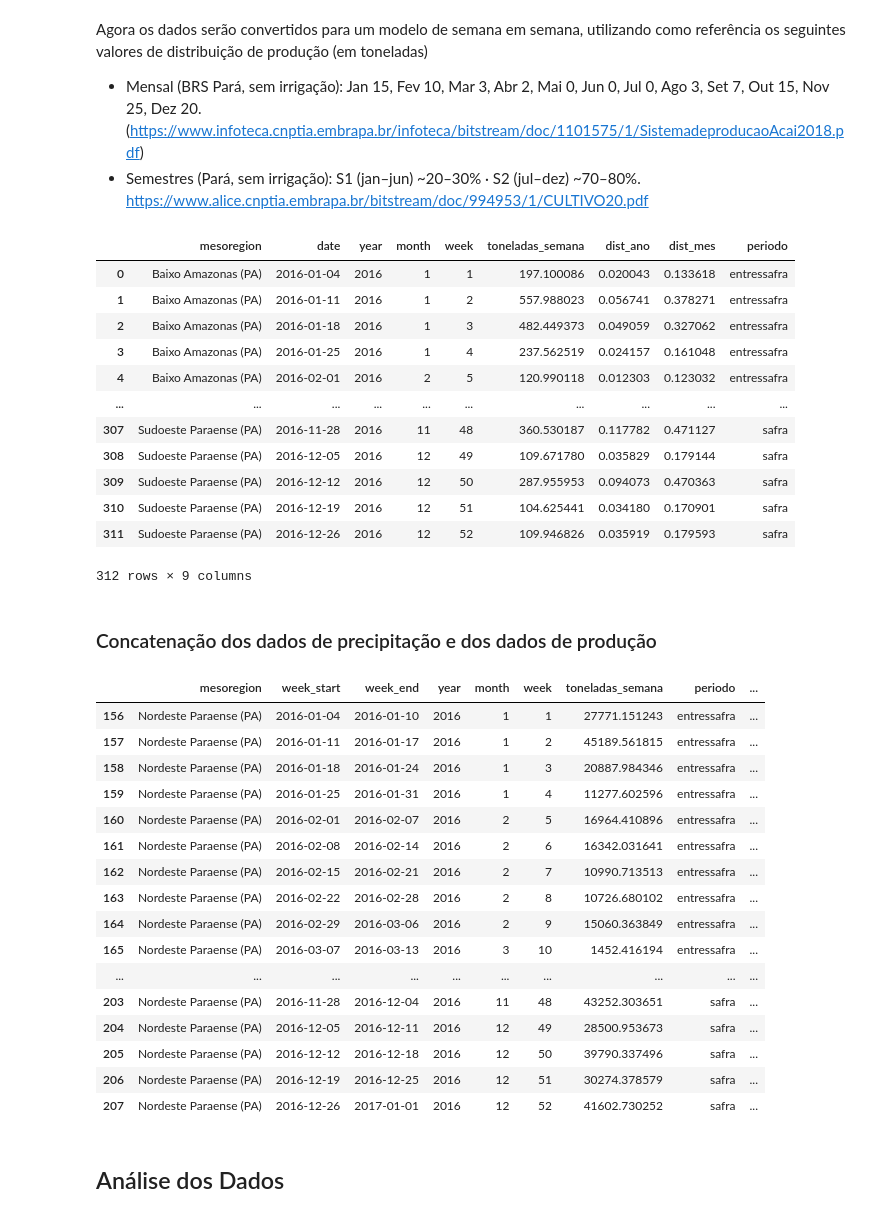
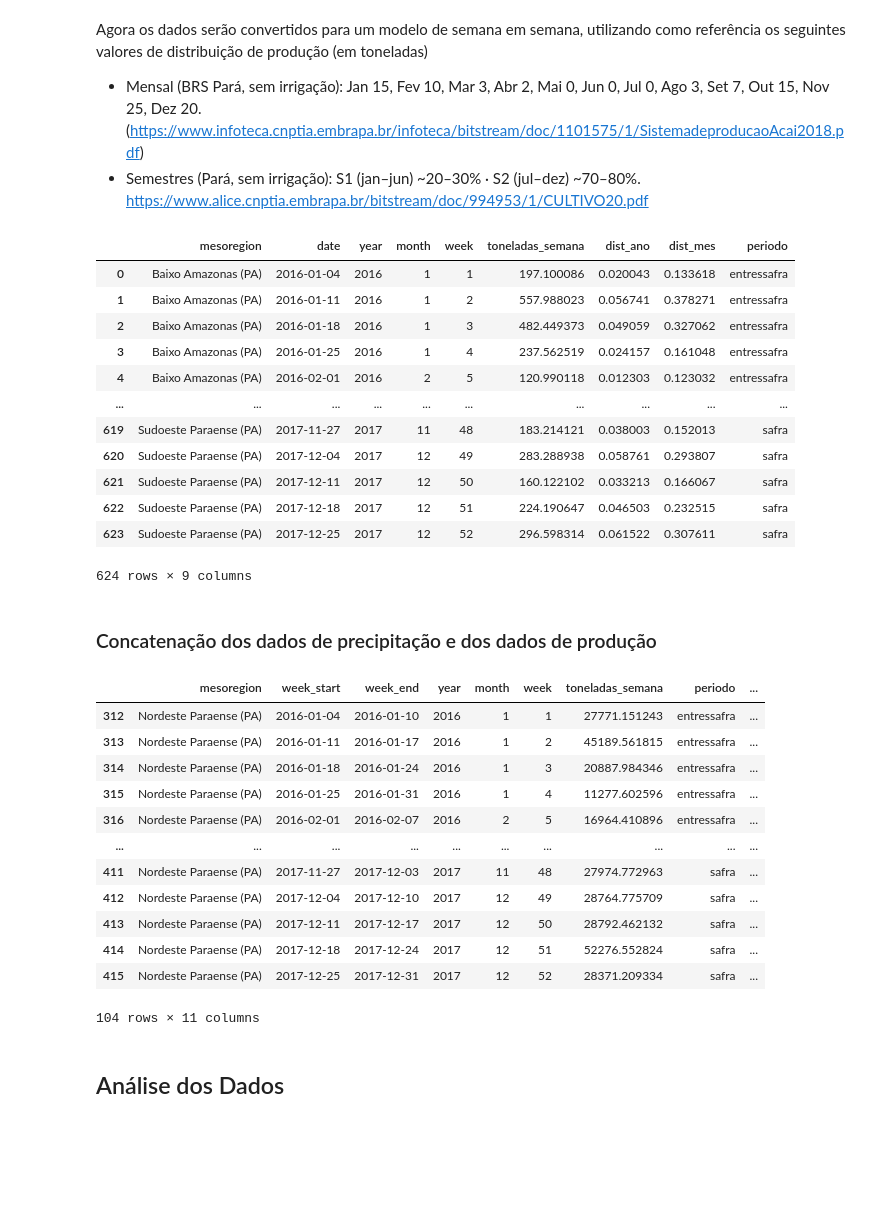
Before and after one commit to linknasubi/acai-predict, a Jupyter notebook: Acai_Predict.ipynb, the cells around one changed output. Saved outputs shown, nothing was run; the diff lists cells and outputs as text; code cells hidden in the pictures; blank space fills up the shorter version.

```diff
--- a/Acai_Predict.ipynb
+++ b/Acai_Predict.ipynb
@@ -697,11 +770,7 @@ def generate_weekly_series_meso(df_meso: pd.DataFrame, seed: int = 42) -> pd.Dat
     return pd.DataFrame(rows).sort_values(['mesoregion','year','date']).reset_index(drop=True)
 
 
-df_meso_annual = pd.DataFrame({
-     'mesoregion': ['Baixo Amazonas (PA)','Marajó (PA)','Metropolitana de Belém (PA)','Nordeste Paraense (PA)','Sudoeste Paraense (PA)','Sudeste Paraense (PA)'],
-     'ano': [2016]*6,
-     'toneladas': [9834, 152465, 158930, 700842, 3061, 55480] })
-weekly_series_meso = generate_weekly_series_meso(df_meso_annual, seed=123)
+weekly_series_meso = generate_weekly_series_meso(training_data_df, seed=123)
 weekly_series_meso
 # %% [output]
 |  | mesoregion | date | year | month | week | toneladas_semana | dist_ano | dist_mes | periodo |
@@ -711,67 +780,62 @@ weekly_series_meso
 | 3 | Baixo Amazonas (PA) | 2016-01-25 | 2016 | 1 | 4 | 237.562519 | 0.024157 | 0.161048 | entressafra |
 | 4 | Baixo Amazonas (PA) | 2016-02-01 | 2016 | 2 | 5 | 120.990118 | 0.012303 | 0.123032 | entressafra |
 | ... | ... | ... | ... | ... | ... | ... | ... | ... | ... |
-| 307 | Sudoeste Paraense (PA) | 2016-11-28 | 2016 | 11 | 48 | 360.530187 | 0.117782 | 0.471127 | safra |
-| 308 | Sudoeste Paraense (PA) | 2016-12-05 | 2016 | 12 | 49 | 109.671780 | 0.035829 | 0.179144 | safra |
-| 309 | Sudoeste Paraense (PA) | 2016-12-12 | 2016 | 12 | 50 | 287.955953 | 0.094073 | 0.470363 | safra |
-| 310 | Sudoeste Paraense (PA) | 2016-12-19 | 2016 | 12 | 51 | 104.625441 | 0.034180 | 0.170901 | safra |
-| 311 | Sudoeste Paraense (PA) | 2016-12-26 | 2016 | 12 | 52 | 109.946826 | 0.035919 | 0.179593 | safra |
+| 619 | Sudoeste Paraense (PA) | 2017-11-27 | 2017 | 11 | 48 | 183.214121 | 0.038003 | 0.152013 | safra |
+| 620 | Sudoeste Paraense (PA) | 2017-12-04 | 2017 | 12 | 49 | 283.288938 | 0.058761 | 0.293807 | safra |
+| 621 | Sudoeste Paraense (PA) | 2017-12-11 | 2017 | 12 | 50 | 160.122102 | 0.033213 | 0.166067 | safra |
+| 622 | Sudoeste Paraense (PA) | 2017-12-18 | 2017 | 12 | 51 | 224.190647 | 0.046503 | 0.232515 | safra |
+| 623 | Sudoeste Paraense (PA) | 2017-12-25 | 2017 | 12 | 52 | 296.598314 | 0.061522 | 0.307611 | safra |
-312 rows × 9 columns
+624 rows × 9 columns
 # %% [markdown]
 ### Concatenação dos dados de precipitação e dos dados de produção
 # %%
 
 # 1) chave semanal = segunda-feira (week_start)
 df_meso_weekly['week_start'] = pd.to_datetime(df_meso_weekly['week_start'])
 df_meso_weekly['mesoregion'] = df_meso_weekly['mesoregion'].astype(str).str.strip()
 
 weekly_series_meso['date'] = pd.to_datetime(weekly_series_meso['date'])
 weekly_series_meso['mesoregion'] = weekly_series_meso['mesoregion'].astype(str).str.strip()
-wk_2016 = weekly_series_meso[weekly_series_meso['year'] == 2016].copy()
-wk_2016 = wk_2016.rename(columns={'date':'week_start'})
+wk = weekly_series_meso.rename(columns={'date': 'week_start'}).copy()
 
 
 # 2) merge limpo por mesorregião + semana (agora levando TODAS as colunas precip_ de df_meso_weekly)
 precip_cols = [c for c in df_meso_weekly.columns if c.startswith('precip_')]
 df_weekly_join = (
-    wk_2016.merge(
-        df_meso_weekly[['mesoregion','week_start'] + precip_cols],
-        on=['mesoregion','week_start'],
+    wk.merge(
+        df_meso_weekly[['mesoregion', 'week_start'] + precip_cols],
+        on=['mesoregion', 'week_start'],
         how='left',
         validate='one_to_one'
     )
-    .sort_values(['mesoregion','week_start'])
+    .sort_values(['mesoregion', 'week_start'])
     .reset_index(drop=True)
 )
 
 df_weekly_join['week_end'] = df_weekly_join['week_start'] + pd.Timedelta(days=6)
 
 
 base_cols = ['mesoregion','week_start','week_end','year','month','week',
              'toneladas_semana','periodo']
 training_data = df_weekly_join[base_cols + precip_cols]
 
 
 training_data = training_data[training_data['mesoregion'] == 'Nordeste Paraense (PA)']
 training_data
 # %% [output]
 |  | mesoregion | week_start | week_end | year | month | week | toneladas_semana | periodo | ... |
-| 156 | Nordeste Paraense (PA) | 2016-01-04 | 2016-01-10 | 2016 | 1 | 1 | 27771.151243 | entressafra | ... |
-| 157 | Nordeste Paraense (PA) | 2016-01-11 | 2016-01-17 | 2016 | 1 | 2 | 45189.561815 | entressafra | ... |
-| 158 | Nordeste Paraense (PA) | 2016-01-18 | 2016-01-24 | 2016 | 1 | 3 | 20887.984346 | entressafra | ... |
-| 159 | Nordeste Paraense (PA) | 2016-01-25 | 2016-01-31 | 2016 | 1 | 4 | 11277.602596 | entressafra | ... |
-| 160 | Nordeste Paraense (PA) | 2016-02-01 | 2016-02-07 | 2016 | 2 | 5 | 16964.410896 | entressafra | ... |
-| 161 | Nordeste Paraense (PA) | 2016-02-08 | 2016-02-14 | 2016 | 2 | 6 | 16342.031641 | entressafra | ... |
-| 162 | Nordeste Paraense (PA) | 2016-02-15 | 2016-02-21 | 2016 | 2 | 7 | 10990.713513 | entressafra | ... |
-| 163 | Nordeste Paraense (PA) | 2016-02-22 | 2016-02-28 | 2016 | 2 | 8 | 10726.680102 | entressafra | ... |
-| 164 | Nordeste Paraense (PA) | 2016-02-29 | 2016-03-06 | 2016 | 2 | 9 | 15060.363849 | entressafra | ... |
-| 165 | Nordeste Paraense (PA) | 2016-03-07 | 2016-03-13 | 2016 | 3 | 10 | 1452.416194 | entressafra | ... |
+| 312 | Nordeste Paraense (PA) | 2016-01-04 | 2016-01-10 | 2016 | 1 | 1 | 27771.151243 | entressafra | ... |
+| 313 | Nordeste Paraense (PA) | 2016-01-11 | 2016-01-17 | 2016 | 1 | 2 | 45189.561815 | entressafra | ... |
+| 314 | Nordeste Paraense (PA) | 2016-01-18 | 2016-01-24 | 2016 | 1 | 3 | 20887.984346 | entressafra | ... |
+| 315 | Nordeste Paraense (PA) | 2016-01-25 | 2016-01-31 | 2016 | 1 | 4 | 11277.602596 | entressafra | ... |
+| 316 | Nordeste Paraense (PA) | 2016-02-01 | 2016-02-07 | 2016 | 2 | 5 | 16964.410896 | entressafra | ... |
 | ... | ... | ... | ... | ... | ... | ... | ... | ... | ... |
-| 203 | Nordeste Paraense (PA) | 2016-11-28 | 2016-12-04 | 2016 | 11 | 48 | 43252.303651 | safra | ... |
-| 204 | Nordeste Paraense (PA) | 2016-12-05 | 2016-12-11 | 2016 | 12 | 49 | 28500.953673 | safra | ... |
-| 205 | Nordeste Paraense (PA) | 2016-12-12 | 2016-12-18 | 2016 | 12 | 50 | 39790.337496 | safra | ... |
-| 206 | Nordeste Paraense (PA) | 2016-12-19 | 2016-12-25 | 2016 | 12 | 51 | 30274.378579 | safra | ... |
-| 207 | Nordeste Paraense (PA) | 2016-12-26 | 2017-01-01 | 2016 | 12 | 52 | 41602.730252 | safra | ... |
+| 411 | Nordeste Paraense (PA) | 2017-11-27 | 2017-12-03 | 2017 | 11 | 48 | 27974.772963 | safra | ... |
+| 412 | Nordeste Paraense (PA) | 2017-12-04 | 2017-12-10 | 2017 | 12 | 49 | 28764.775709 | safra | ... |
+| 413 | Nordeste Paraense (PA) | 2017-12-11 | 2017-12-17 | 2017 | 12 | 50 | 28792.462132 | safra | ... |
+| 414 | Nordeste Paraense (PA) | 2017-12-18 | 2017-12-24 | 2017 | 12 | 51 | 52276.552824 | safra | ... |
+| 415 | Nordeste Paraense (PA) | 2017-12-25 | 2017-12-31 | 2017 | 12 | 52 | 28371.209334 | safra | ... |
+104 rows × 11 columns
 # %% [markdown]
 ## Análise dos Dados
 # %% [markdown]
```
Also changed, not shown: parts of 17 cells of this notebook.
